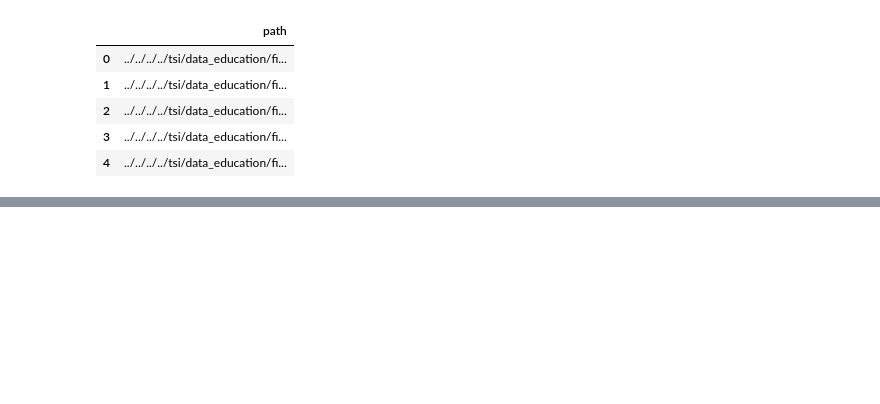
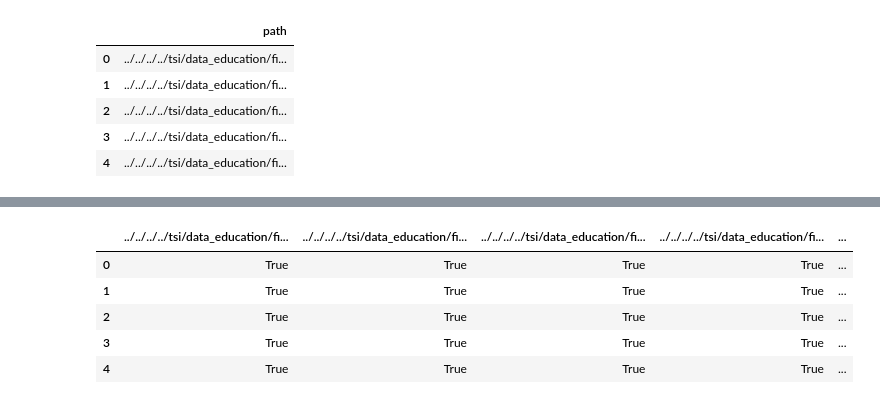
Before and after one commit to alexandreRocchiHenry/Computer_Vision_Projet, a Jupyter notebook: connection_bd.ipynb, the cells around one changed output, grey strips where cells are left out. Cells and saved outputs as stored; diff of their text form; code cells hidden in the pictures; blank space fills up the shorter version.

```diff
--- a/connection_bd.ipynb
+++ b/connection_bd.ipynb
@@ -352,3 +352,12 @@ Aucune correspondance trouvée.
 df_results.to_csv("df_results.csv", index=False)
 df_mean_shifts.to_csv("df_mean_shifts.csv", index=False)
 df_max_shifts.to_csv("df_max_shifts.csv", index=False)
+# %%
+df_results.head()
+# %% [output]
+|  | ../../../../tsi/data_education/fi... | ../../../../tsi/data_education/fi... | ../../../../tsi/data_education/fi... | ../../../../tsi/data_education/fi... | ... |
+| 0 | True | True | True | True | ... |
+| 1 | True | True | True | True | ... |
+| 2 | True | True | True | True | ... |
+| 3 | True | True | True | True | ... |
+| 4 | True | True | True | True | ... |
```
Also changed, not shown: parts of 2 cells of this notebook.
